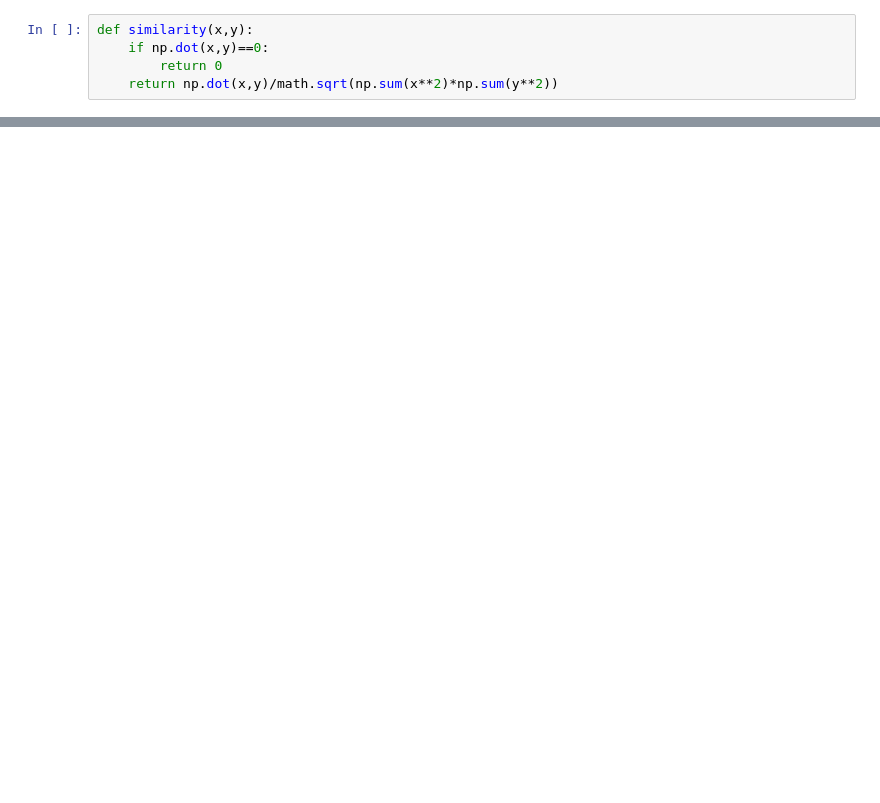
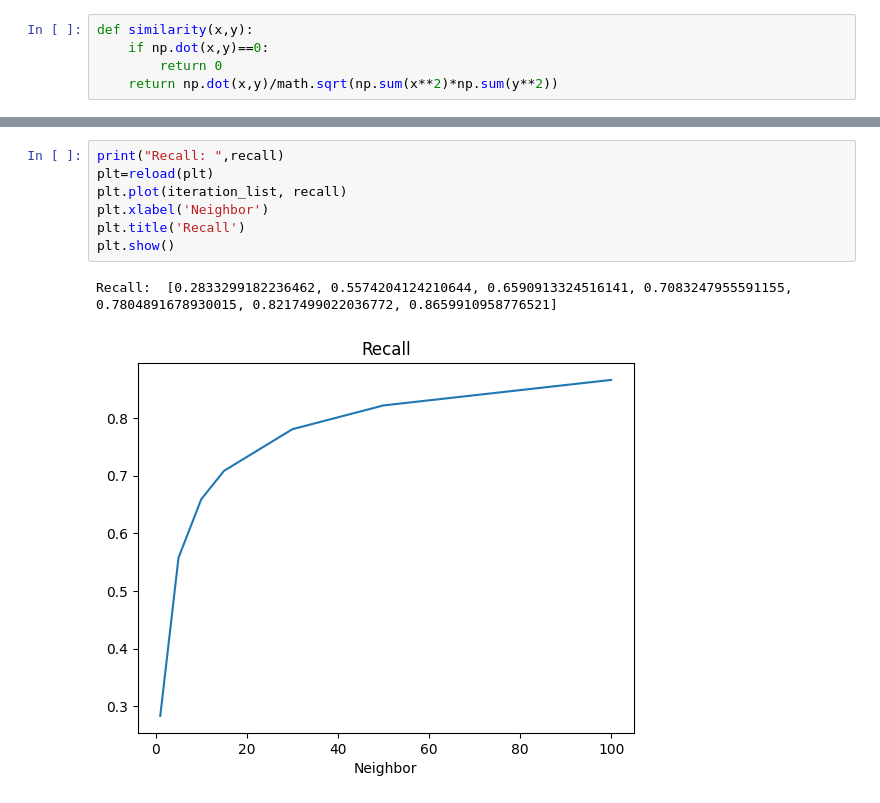
Before and after one commit to datht4889/MovieRecommender, a Jupyter notebook: src/Item_Item_ColaborativeFiltering.ipynb, the cells around one changed output, grey strips where cells are left out. Drawn from its saved outputs; the diff is of its cells as text; blank space fills up the shorter version.

```diff
--- a/src/Item_Item_ColaborativeFiltering.ipynb
+++ b/src/Item_Item_ColaborativeFiltering.ipynb
@@ -191,0 +181,10 @@ rmse
+# %%
+print("Recall: ",recall)
+plt=reload(plt)
+plt.plot(iteration_list, recall)
+plt.xlabel('Neighbor')
+plt.title('Recall')
+plt.show()
+# %% [output]
+Recall:  [0.2833299182236462, 0.5574204124210644, 0.6590913324516141, 0.7083247955591155, 0.7804891678930015, 0.8217499022036772, 0.8659910958776521]
+[figure, added]
```
Also changed, not shown: parts of 26 cells of this notebook, 11 other files.
